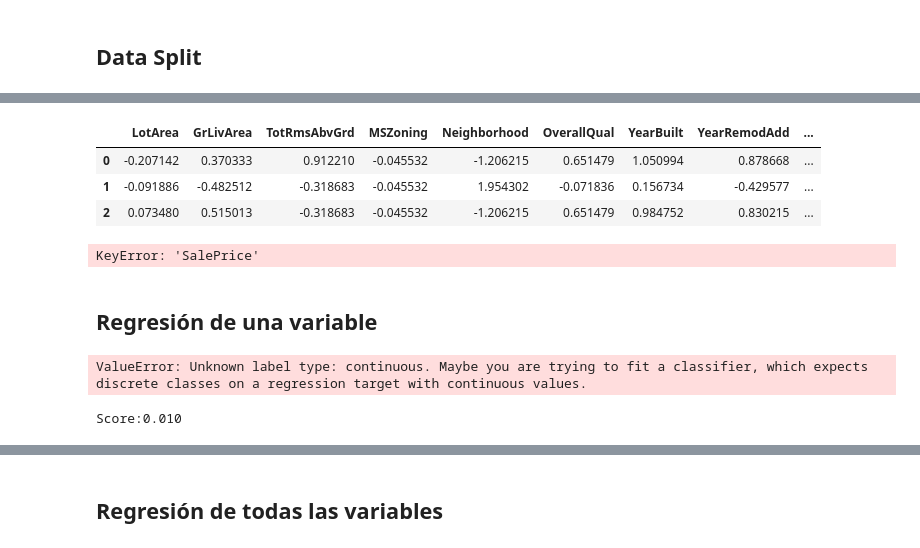
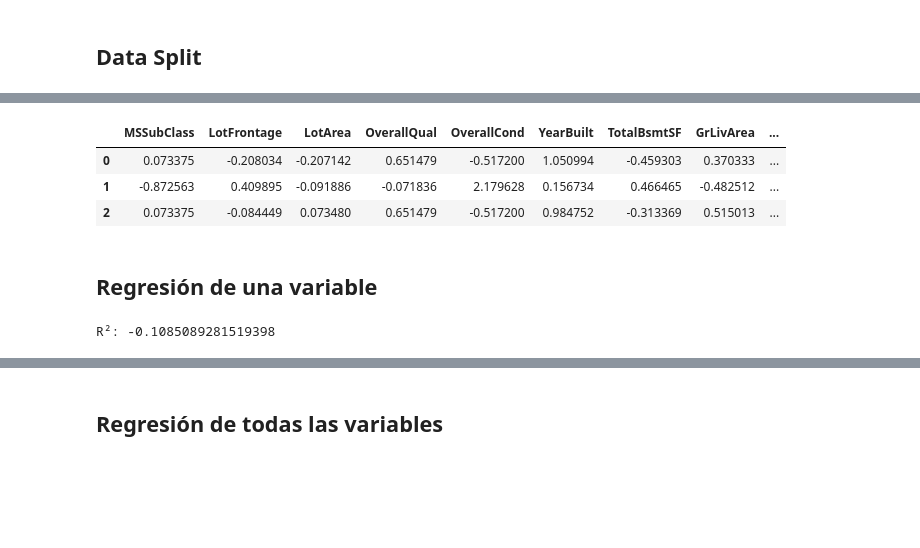
Before and after one commit to bl33h/housePricesRegression, a Jupyter notebook: housePricesRegression.ipynb, the cells around one changed output, grey strips where cells are left out. Drawn from its saved outputs; the diff is of its cells as text; code cells hidden in the pictures; blank space fills up the shorter version.

```diff
--- a/housePricesRegression.ipynb
+++ b/housePricesRegression.ipynb
@@ -100,7 +107,11 @@ plt.show()
 from sklearn.preprocessing import StandardScaler
 scaler = StandardScaler()
 # %%
-features = ['SalePrice', 'LotArea', 'GrLivArea', 'TotRmsAbvGrd', 'MSZoning', 'Neighborhood', 'OverallQual', 'YearBuilt', 'YearRemodAdd', 'PoolArea']
+features = [
+    'MSSubClass',  'LotFrontage', 'LotArea',
+    'OverallQual', 'OverallCond', 'YearBuilt', 'TotalBsmtSF', 'GrLivArea',
+    'FullBath', 'HalfBath', 'BedroomAbvGr', 'KitchenAbvGr', 'GarageCars', 'GarageArea'
+]
 features_df = df[features]
 features_df.head(3)
 # %% [output]
@@ -111,5 +121,0 @@ features_df.head(3)
-# %%
-from sklearn.preprocessing import LabelEncoder
-le = LabelEncoder()
-features_df['MSZoning'] = le.fit_transform(df['MSZoning'])
-features_df['MSZoning']
@@ -134,3 +121,0 @@ Name: MSZoning, Length: 1460, dtype: int32
-# %%
-features_df['Neighborhood'] = le.fit_transform(df['Neighborhood'])
-features_df['Neighborhood']
@@ -155,14 +122,14 @@ Name: Neighborhood, Length: 1460, dtype: int32
 # %%
-features = ['LotArea', 'GrLivArea', 'TotRmsAbvGrd', 'MSZoning', 'Neighborhood', 'OverallQual', 'YearBuilt', 'YearRemodAdd', 'PoolArea']
 scaled_df = scaler.fit_transform(features_df[features])
 scaled_df = pd.DataFrame(scaled_df, columns=features)
 scaled_df['SalePrice'] = df['SalePrice']
+scaled_df = scaled_df.dropna()
 scaled_df.head(3)
 # %% [output]
-|  | LotArea | GrLivArea | TotRmsAbvGrd | MSZoning | Neighborhood | OverallQual | YearBuilt | YearRemodAdd | ... |
-| 0 | -0.207142 | 0.370333 | 0.912210 | -0.045532 | -1.206215 | 0.651479 | 1.050994 | 0.878668 | ... |
-| 1 | -0.091886 | -0.482512 | -0.318683 | -0.045532 | 1.954302 | -0.071836 | 0.156734 | -0.429577 | ... |
-| 2 | 0.073480 | 0.515013 | -0.318683 | -0.045532 | -1.206215 | 0.651479 | 0.984752 | 0.830215 | ... |
+|  | MSSubClass | LotFrontage | LotArea | OverallQual | OverallCond | YearBuilt | TotalBsmtSF | GrLivArea | ... |
+| 0 | 0.073375 | -0.208034 | -0.207142 | 0.651479 | -0.517200 | 1.050994 | -0.459303 | 0.370333 | ... |
+| 1 | -0.872563 | 0.409895 | -0.091886 | -0.071836 | 2.179628 | 0.156734 | 0.466465 | -0.482512 | ... |
+| 2 | 0.073375 | -0.084449 | 0.073480 | 0.651479 | -0.517200 | 0.984752 | -0.313369 | 0.515013 | ... |
 # %%
 #PARA UNA VARIABLE
 from sklearn.model_selection import train_test_split
@@ -171,7 +138,5 @@ X = scaled_df[['GrLivArea']]
 y = scaled_df['SalePrice']
 
 X_train, X_test, y_train, y_test = train_test_split(X, y, test_size=0.2, random_state=21562)
-# %% [output]
-KeyError: 'SalePrice'
 # %%
 #PARA TODAS LAS VARIABLES
@@ -188,10 +153,10 @@ classifier = LogisticRegression()
 classifier.fit(X_train, y_train)
 
 classifier_preds = classifier.predict(X_test)
-# %% [output]
-ValueError: Unknown label type: continuous. Maybe you are trying to fit a classifier, which expects discrete classes on a regression target with continuous values.
 # %%
-from sklearn.metrics import precision_score
-print('Score:{:.3f}'.format(precision_score(y_test, classifier_preds, average='micro')))
+from sklearn.metrics import r2_score
+
+r2 = r2_score(y_test, classifier_preds)
+print('R²:', r2)
 # %% [output]
-Score:0.010
+R²: -0.1085089281519398
```
Also changed, not shown: parts of 23 cells of this notebook.
